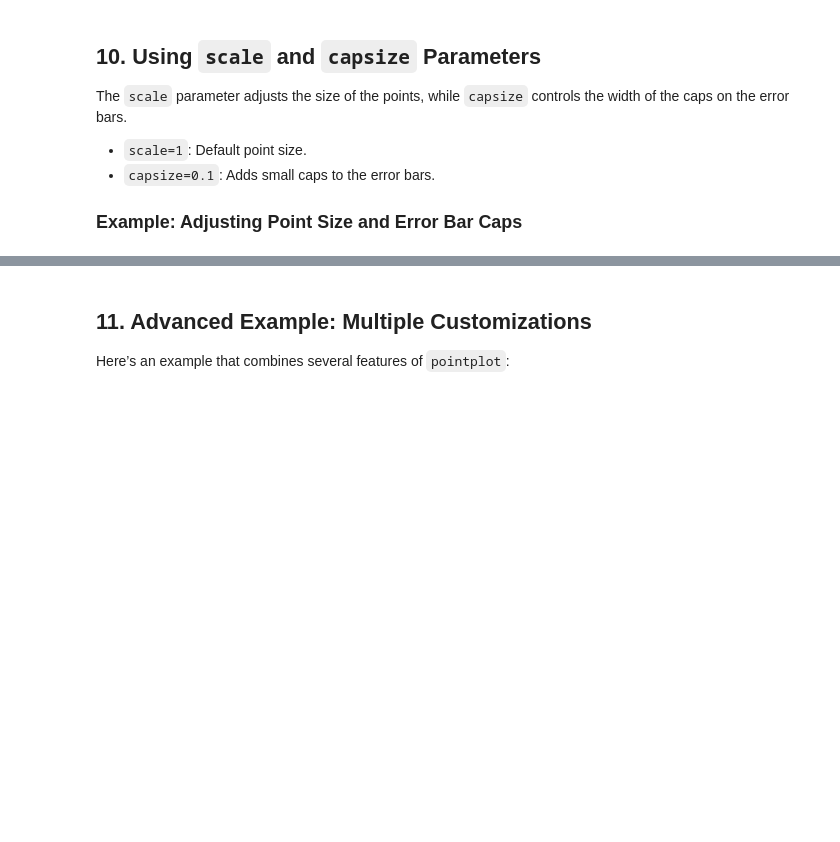
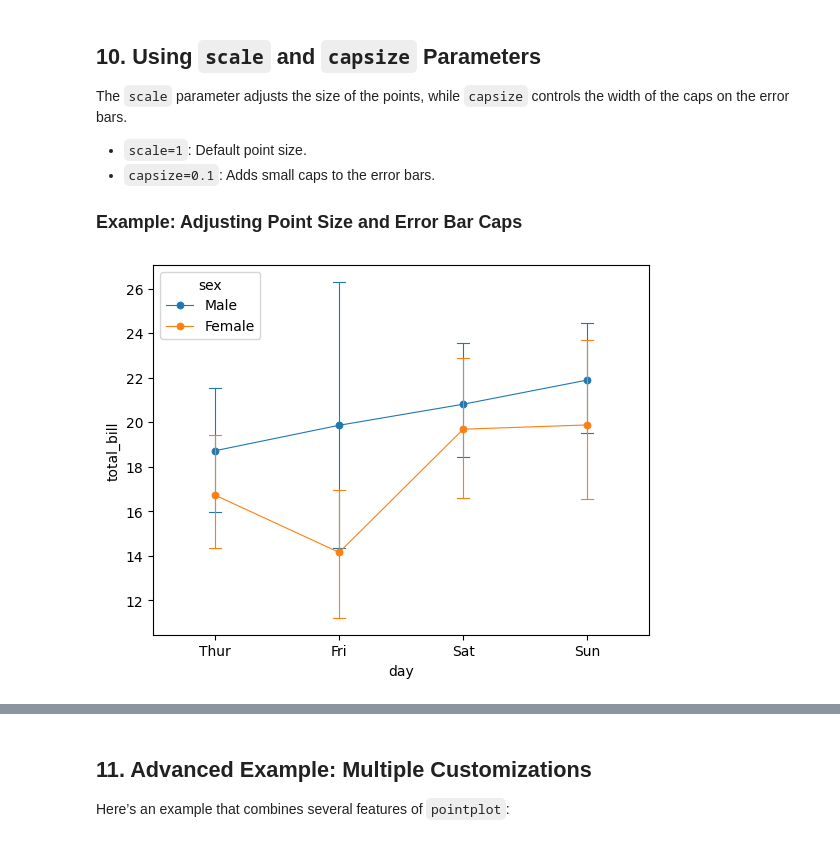
Before and after one commit to 050abhay/DataAnalytic, a Jupyter notebook: Seaborn/Pointplot.ipynb, the cells around one changed output, grey strips where cells are left out. Cells and saved outputs as stored; diff of their text form; code cells hidden in the pictures; blank space fills up the shorter version.

```diff
--- a/Seaborn/Pointplot.ipynb
+++ b/Seaborn/Pointplot.ipynb
@@ -160,0 +187,21 @@ plt.show()
+# %%
+# Sample data: Tips dataset
+tips = sns.load_dataset('tips')
+
+# Create the point plot with updated parameters
+sns.pointplot(
+    x="day",
+    y="total_bill",
+    hue="sex",
+    data=tips,
+    capsize=0.1,  # Error bar cap size
+    linestyles='-',  # Line style for points
+    linewidth=0.8,  # Line width
+    markers='o',  # Marker style
+    markersize=5   # Marker size
+)
+
+# Display the plot
+plt.show()
+# %% [output]
+[figure, added]
```
Also changed, not shown: parts of 15 cells of this notebook, 13 other files.
